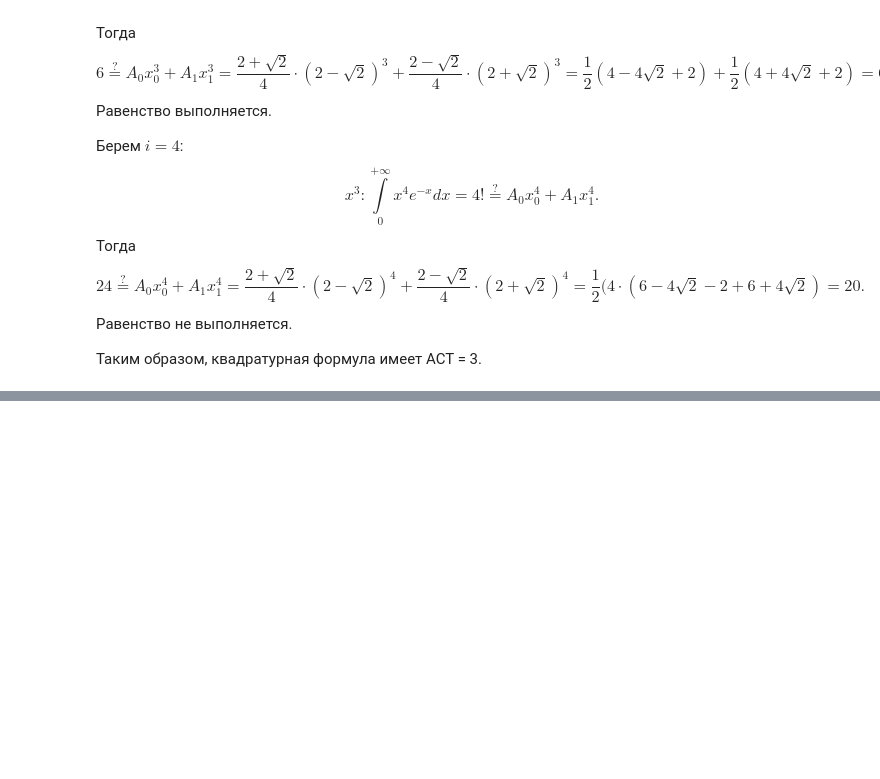
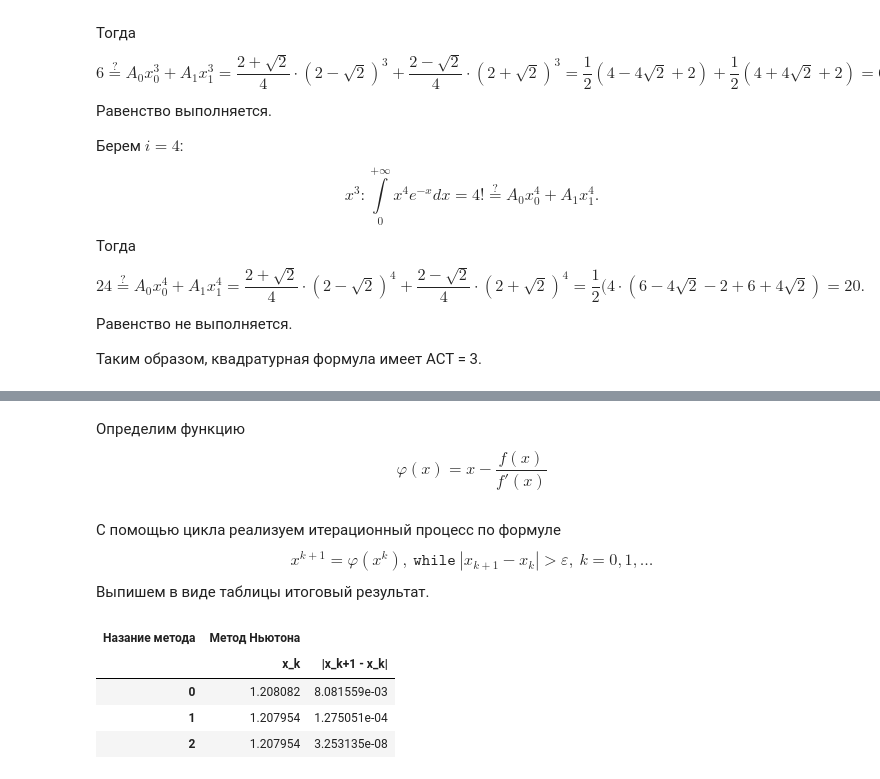
Before and after one commit to bzzdwn/BSU, a Jupyter notebook: Computational Methods/Лабораторные/4. Численное интегрирование/numerical integration.ipynb, the cells around one changed output, grey strips where cells are left out. Cells and saved outputs as stored; diff of their text form; code cells hidden in the pictures; blank space fills up the shorter version.

```diff
--- a/Computational Methods/Лабораторные/4. Численное интегрирование/numerical integration.ipynb
+++ b/Computational Methods/Лабораторные/4. Численное интегрирование/numerical integration.ipynb
@@ -137,0 +562,7 @@ $$x^3 : \int\limits_0^{+\infty} x^4e^{-x}dx=4! \overset{?}{=}  A_0x_0^4 + A_1x_1
+# %%
+x_0 = 1.2
+print('x_0 =', x_0)
+h_0 = - f(x_0, epsilon) / g(x_0)
+print('h_0 =', h_0)
+s_0 = np.linspace(x_0, x_0 + 2*h_0, 10000)
+print('s_0 = [', s_0[0], ';', s_0[-1], ']')
@@ -137,0 +609,28 @@ $$x^3 : \int\limits_0^{+\infty} x^4e^{-x}dx=4! \overset{?}{=}  A_0x_0^4 + A_1x_1
+# %%
+epsilon_3 = 1e-4
+# %% [markdown]
+Определим функцию $$\varphi(x) = x - \dfrac{f(x)}{f'(x)}$$
+# %%
+def phi(x):
+    return x - f(x, epsilon) / g(x)
+# %% [markdown]
+С помощью цикла реализуем итерационный процесс по формуле $$x^{k+1} = \varphi(x^k),\ \texttt{while}\ |x_{k+1} - x_k| > \varepsilon,\ k=0,1,\ldots$$
+Выпишем в виде таблицы итоговый результат.
+# %%
+x_k = x_0
+x_k1 = phi(x_0)
+iterations = [[x_k1, np.absolute(x_k1 - x_k)]]
+while np.absolute(x_k1 - x_k) >= epsilon_3:
+    x_k = x_k1
+    x_k1 = phi(x_k)
+    iterations.append([x_k1, np.absolute(x_k1 - x_k)])
+# %%
+newton_table = pd.DataFrame(iterations, columns=[('Метод Ньютона', 'x_k'), ('Метод Ньютона', '|x_k+1 - x_k|')])
+newton_table.columns = pd.MultiIndex.from_tuples(newton_table.columns, names=['Назание метода', ''])
+newton_table
+# %% [output]
+| Назание метода | Метод Ньютона |  |
+|  | x_k | |x_k+1 - x_k| |
+| 0 | 1.208082 | 8.081559e-03 |
+| 1 | 1.207954 | 1.275051e-04 |
+| 2 | 1.207954 | 3.253135e-08 |
```
Also changed, not shown: parts of 94 cells of this notebook, 6 other files.
